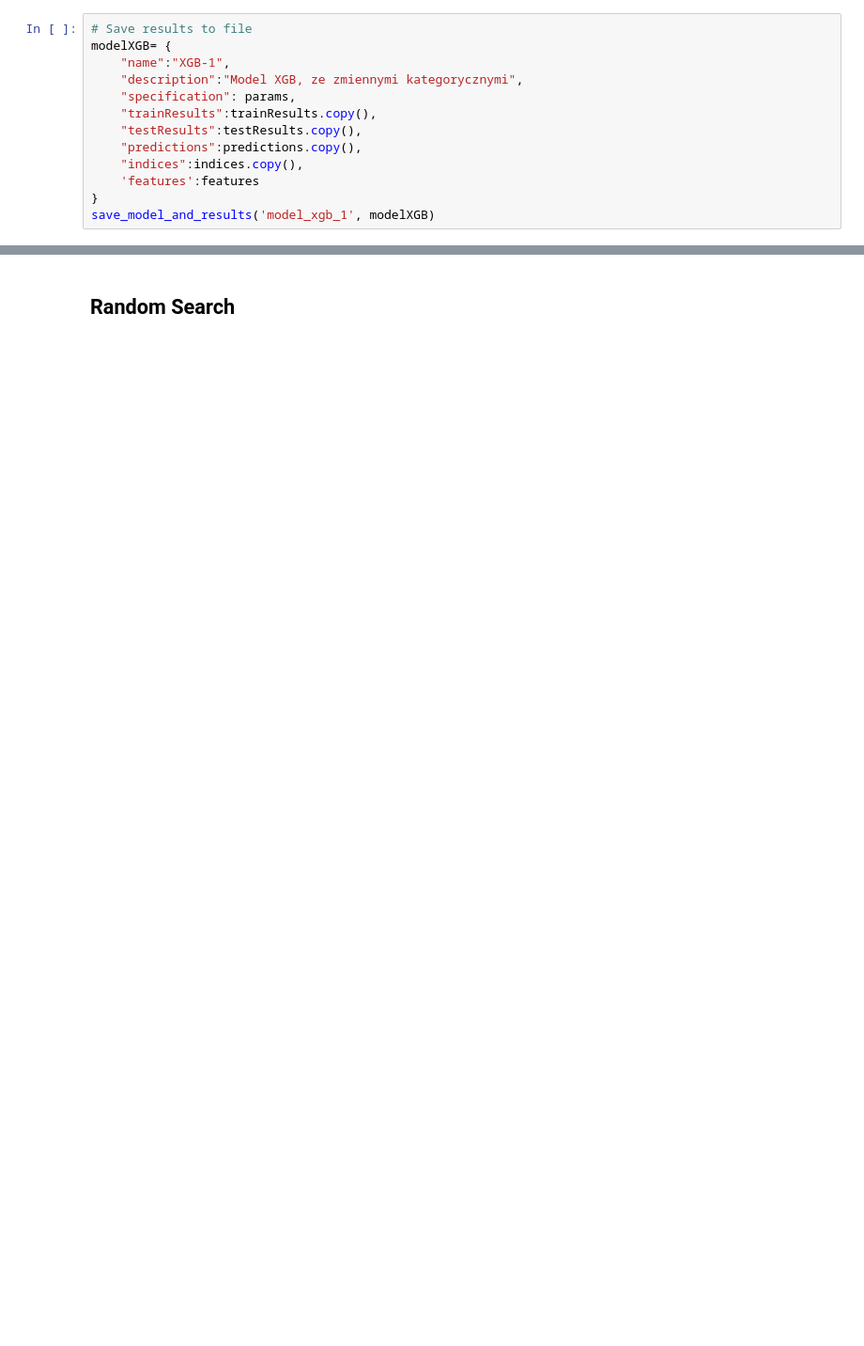
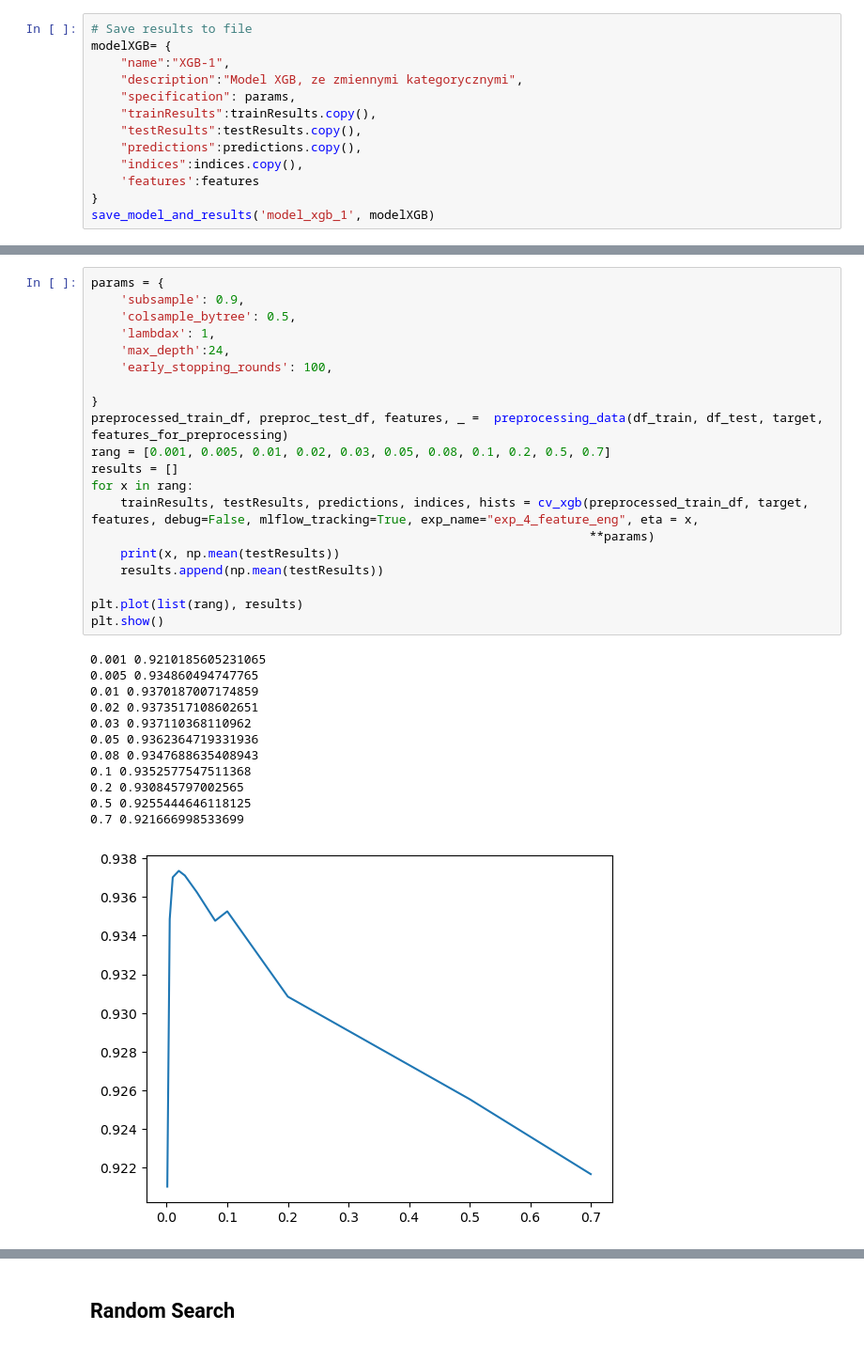
Before and after one commit to MishaDar22/Suspicious_network_event_recognition, a Jupyter notebook: 3_XGB.ipynb, the cells around one changed output, grey strips where cells are left out. Shown at 94% size. Drawn from its saved outputs; the diff is of its cells as text; blank space fills up the shorter version.

```diff
--- a/3_XGB.ipynb
+++ b/3_XGB.ipynb
@@ -158,0 +219,33 @@ save_model_and_results('model_xgb_1', modelXGB)
+# %%
+params = {
+    'subsample': 0.9,
+    'colsample_bytree': 0.5,
+    'lambdax': 1,
+    'max_depth':24,
+    'early_stopping_rounds': 100,
+
+}
+preprocessed_train_df, preproc_test_df, features, _ =  preprocessing_data(df_train, df_test, target, features_for_preprocessing)
+rang = [0.001, 0.005, 0.01, 0.02, 0.03, 0.05, 0.08, 0.1, 0.2, 0.5, 0.7]
+results = []
+for x in rang:
+    trainResults, testResults, predictions, indices, hists = cv_xgb(preprocessed_train_df, target, features, debug=False, mlflow_tracking=True, exp_name="exp_4_feature_eng", eta = x,
+                                                                    **params)
+    print(x, np.mean(testResults))
+    results.append(np.mean(testResults))
+
+plt.plot(list(rang), results)
+plt.show()
+# %% [output]
+0.001 0.9210185605231065
+0.005 0.934860494747765
+0.01 0.9370187007174859
+0.02 0.9373517108602651
+0.03 0.937110368110962
+0.05 0.9362364719331936
+0.08 0.9347688635408943
+0.1 0.9352577547511368
+0.2 0.930845797002565
+0.5 0.9255444646118125
+0.7 0.921666998533699
+[figure, added]
```
Also changed, not shown: parts of 12 cells of this notebook, 5 other files.
